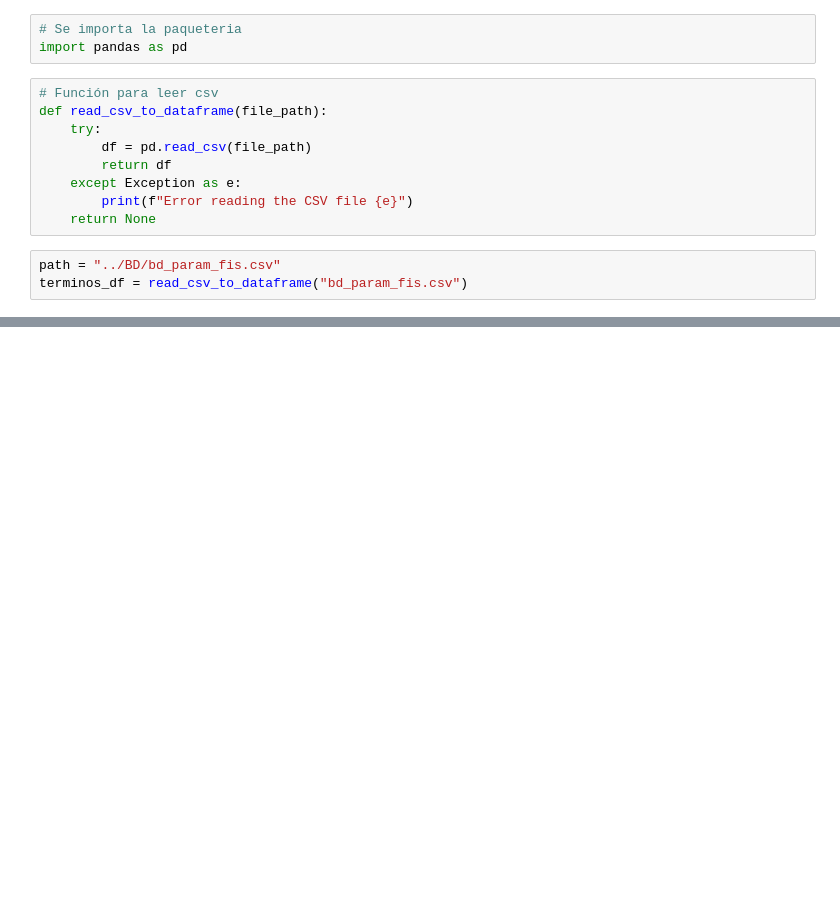
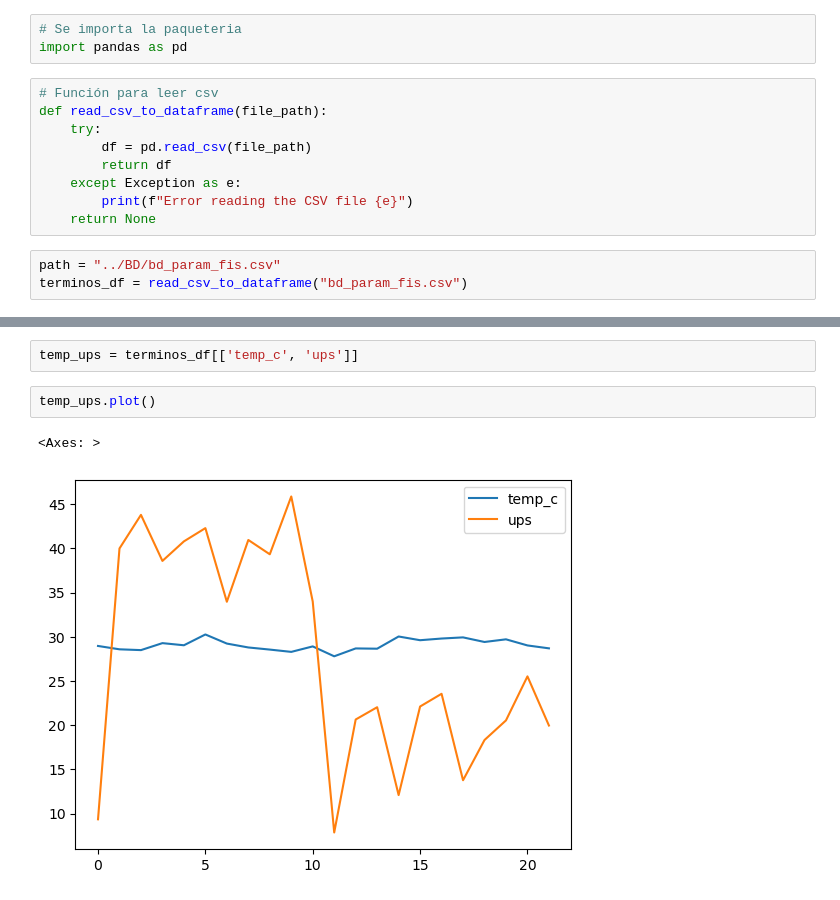
Before and after one commit to Ana-MontoyaMelgoza/MODELAB_PYTHON_2025, a Jupyter notebook: BD/read_csv.ipynb, the cells around one changed output, grey strips where cells are left out. Saved outputs shown, nothing was run; the diff lists cells and outputs as text; blank space fills up the shorter version.

```diff
--- a/BD/read_csv.ipynb
+++ b/BD/read_csv.ipynb
@@ -83,0 +59,7 @@ Index(['stage', 'date', 'estuary', 'area', 'season', 'temp_c', 'ups',
+# %%
+temp_ups = terminos_df[['temp_c', 'ups']]
+# %%
+temp_ups.plot()
+# %% [output]
+<Axes: >
+[figure, added]
```
Also changed, not shown: parts of 11 cells of this notebook.
